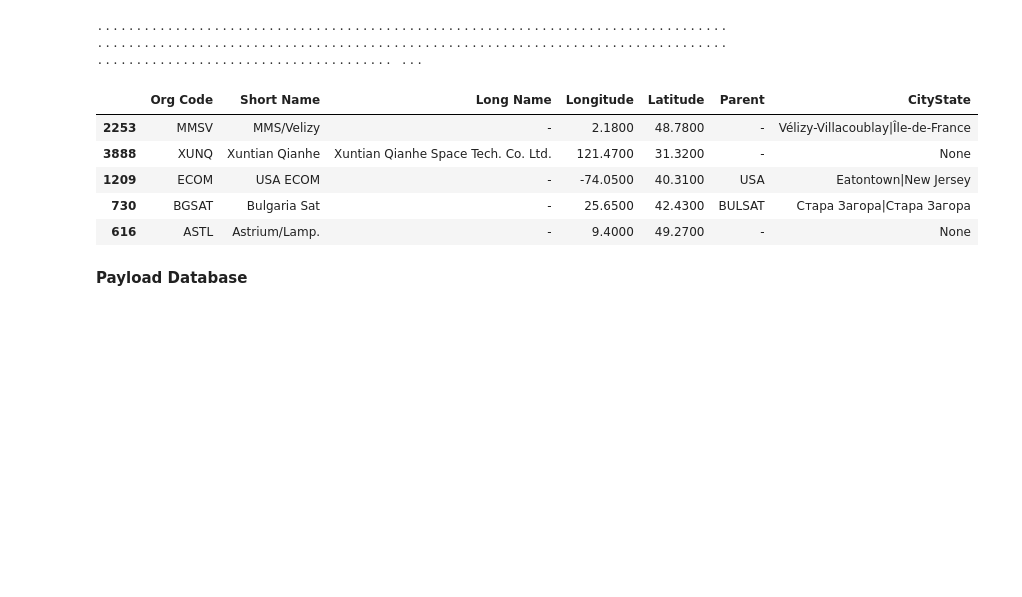
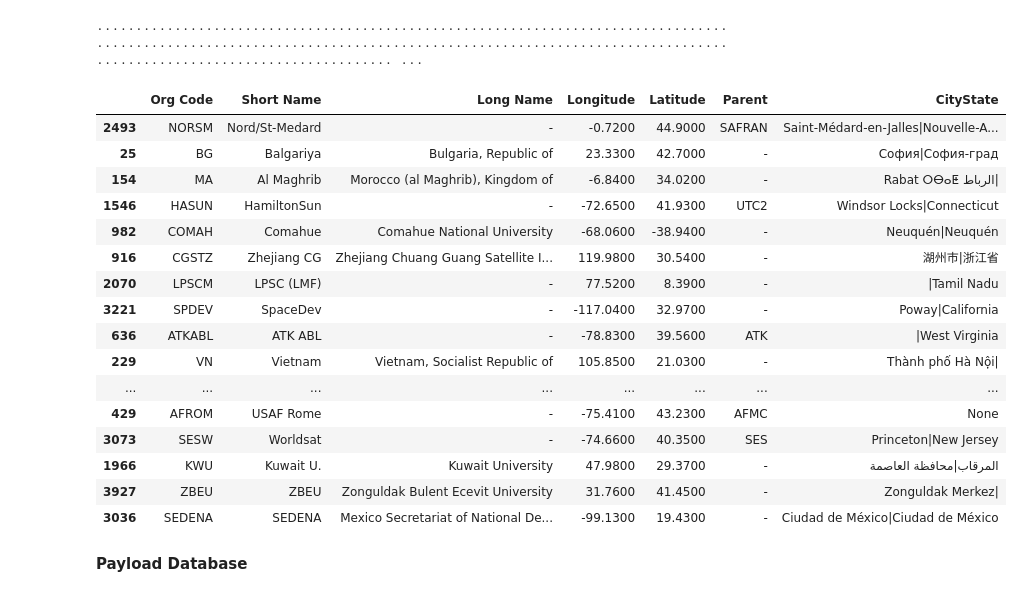
Before and after one commit to daemonchild/cardiffmet-dat5001-visualisation-of-data, a Jupyter notebook: assessment/python/1-dat5001-st20285213-tomrowan-pres1-dataset-cleaning.ipynb, the cells around one changed output. Drawn from its saved outputs; the diff is of its cells as text; code cells hidden in the pictures; blank space fills up the shorter version.

```diff
--- a/assessment/python/1-dat5001-st20285213-tomrowan-pres1-dataset-cleaning.ipynb
+++ b/assessment/python/1-dat5001-st20285213-tomrowan-pres1-dataset-cleaning.ipynb
@@ -323,12 +325,23 @@ odf['CityState'] = odf.apply(lambda row: get_location_info(row['Latitude'], row[
 # %%
-odf.shape
+odf.sample(20)
 # %% [output]
 |  | Org Code | Short Name | Long Name | Longitude | Latitude | Parent | CityState |
-| 2253 | MMSV | MMS/Velizy | - | 2.1800 | 48.7800 | - | Vélizy-Villacoublay|Île-de-France |
-| 3888 | XUNQ | Xuntian Qianhe | Xuntian Qianhe Space Tech. Co. Ltd. | 121.4700 | 31.3200 | - | None |
-| 1209 | ECOM | USA ECOM | - | -74.0500 | 40.3100 | USA | Eatontown|New Jersey |
-| 730 | BGSAT | Bulgaria Sat | - | 25.6500 | 42.4300 | BULSAT | Стара Загора|Стара Загора |
-| 616 | ASTL | Astrium/Lamp. | - | 9.4000 | 49.2700 | - | None |
+| 2493 | NORSM | Nord/St-Medard | - | -0.7200 | 44.9000 | SAFRAN | Saint-Médard-en-Jalles|Nouvelle-A... |
+| 25 | BG | Balgariya | Bulgaria, Republic of | 23.3300 | 42.7000 | - | София|София-град |
+| 154 | MA | Al Maghrib | Morocco (al Maghrib), Kingdom of | -6.8400 | 34.0200 | - | Rabat ⵔⴱⴰⵟ الرباط| |
+| 1546 | HASUN | HamiltonSun | - | -72.6500 | 41.9300 | UTC2 | Windsor Locks|Connecticut |
+| 982 | COMAH | Comahue | Comahue National University | -68.0600 | -38.9400 | - | Neuquén|Neuquén |
+| 916 | CGSTZ | Zhejiang CG | Zhejiang Chuang Guang Satellite I... | 119.9800 | 30.5400 | - | 湖州市|浙江省 |
+| 2070 | LPSCM | LPSC (LMF) | - | 77.5200 | 8.3900 | - | |Tamil Nadu |
+| 3221 | SPDEV | SpaceDev | - | -117.0400 | 32.9700 | - | Poway|California |
+| 636 | ATKABL | ATK ABL | - | -78.8300 | 39.5600 | ATK | |West Virginia |
+| 229 | VN | Vietnam | Vietnam, Socialist Republic of | 105.8500 | 21.0300 | - | Thành phố Hà Nội| |
+| ... | ... | ... | ... | ... | ... | ... | ... |
+| 429 | AFROM | USAF Rome | - | -75.4100 | 43.2300 | AFMC | None |
+| 3073 | SESW | Worldsat | - | -74.6600 | 40.3500 | SES | Princeton|New Jersey |
+| 1966 | KWU | Kuwait U. | Kuwait University | 47.9800 | 29.3700 | - | المرقاب|محافظة العاصمة |
+| 3927 | ZBEU | ZBEU | Zonguldak Bulent Ecevit University | 31.7600 | 41.4500 | - | Zonguldak Merkez| |
+| 3036 | SEDENA | SEDENA | Mexico Secretariat of National De... | -99.1300 | 19.4300 | - | Ciudad de México|Ciudad de México |
 # %% [markdown]
 **Payload Database**
 # %%
```
Also changed, not shown: parts of 1 cell of this notebook, 2 other files.
